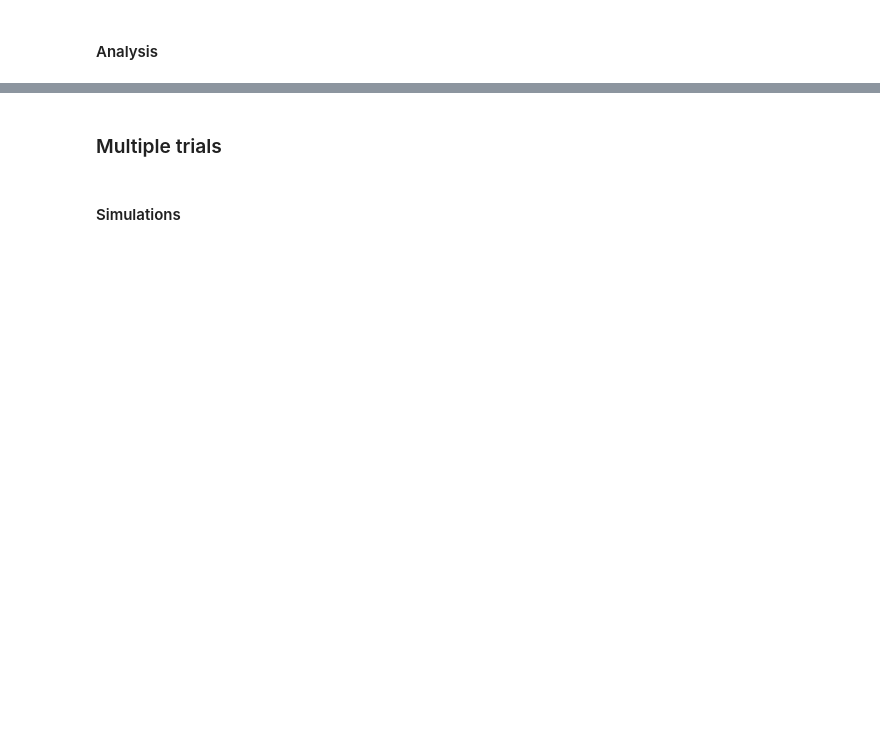
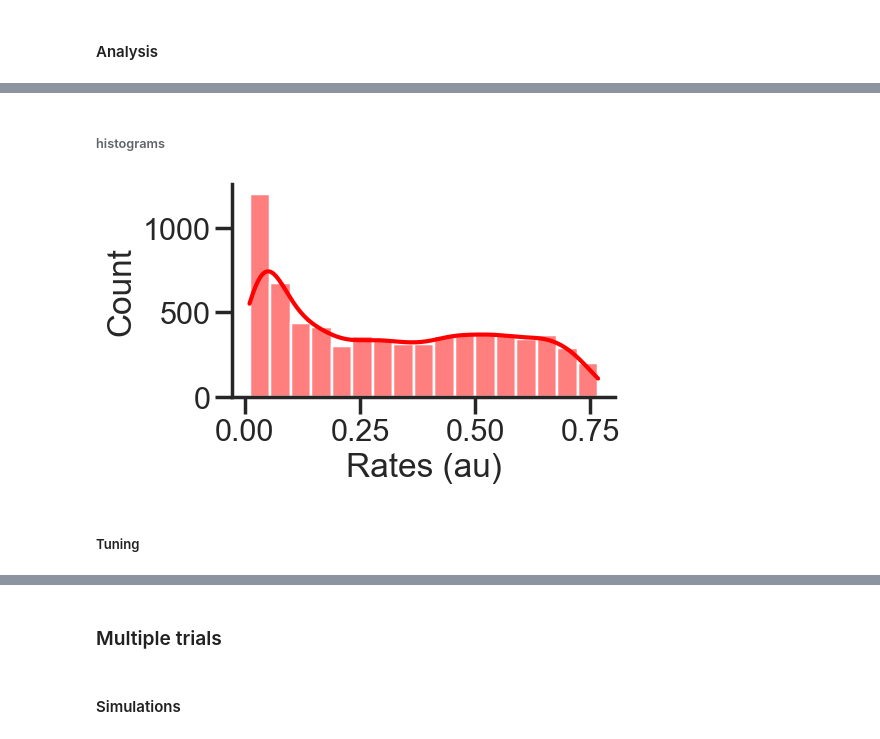
Before and after one commit to kiriclope/RUMBA, a Jupyter notebook: notebooks/doc.ipynb, the cells around one changed output, grey strips where cells are left out. Saved outputs shown, nothing was run; the diff lists cells and outputs as text; code cells hidden in the pictures; blank space fills up the shorter version.

```diff
--- a/notebooks/doc.ipynb
+++ b/notebooks/doc.ipynb
@@ -140,3 +106,16 @@ rates        ff       h_E  neurons   time
+# %% [markdown]
+###### histograms
+# %%
+mean_df = df.groupby("neurons").mean()
+mean_df[mean_df.rates<.01] = np.nan
+
+sns.histplot(mean_df_E, x=mean_df_E.rates, kde=True, color='r')
+plt.xlabel("Rates (au)")
+plt.show()
+# %% [output]
+[figure, added]
+# %% [markdown]
+##### Tuning
 # %%
 data = df.groupby(['time'])['rates'].apply(decode_bump).reset_index()
 data[['m0', 'm1', 'phase']] = pd.DataFrame(data['rates'].tolist(), index=data.index)
```
Also changed, not shown: parts of 66 cells of this notebook, 1 other file.
